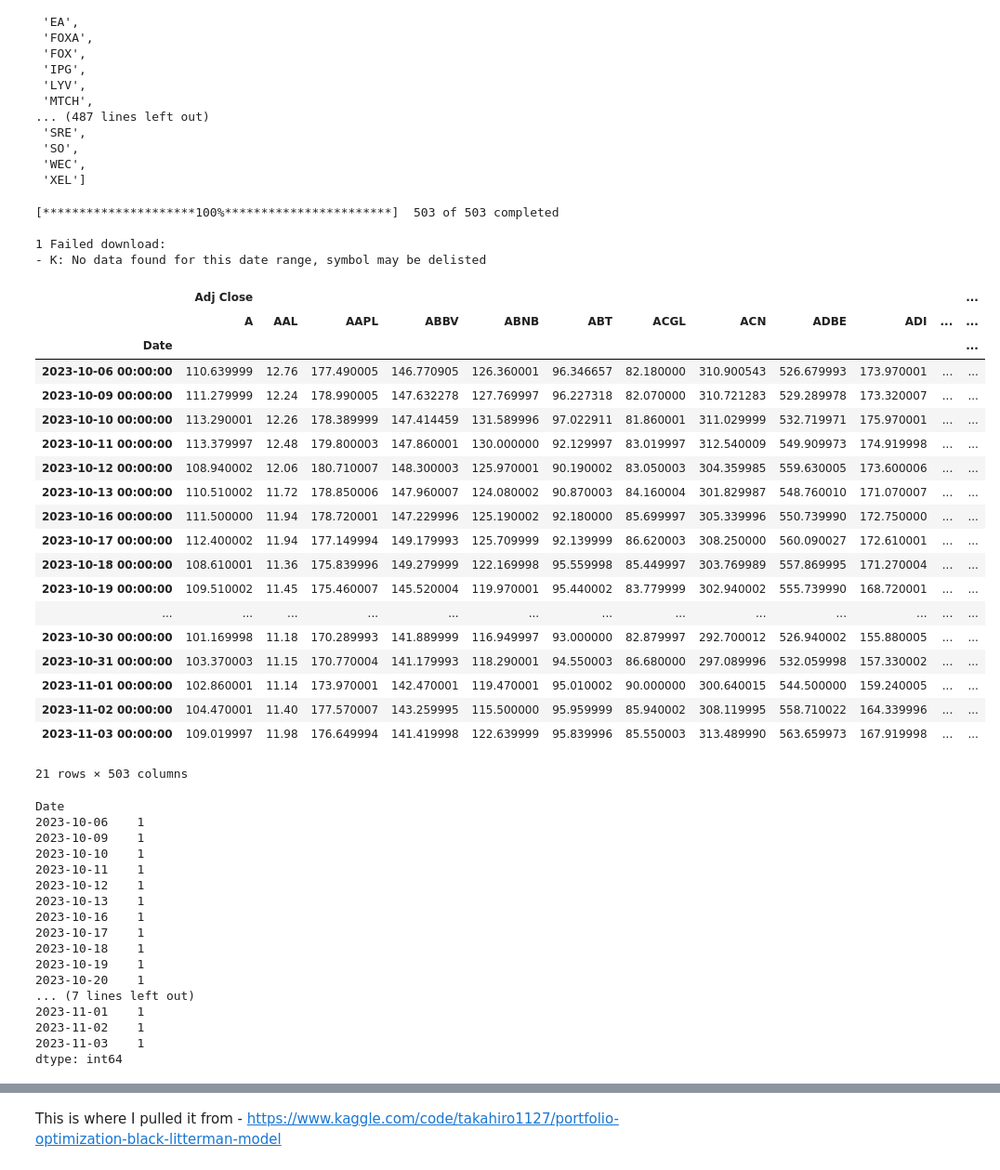
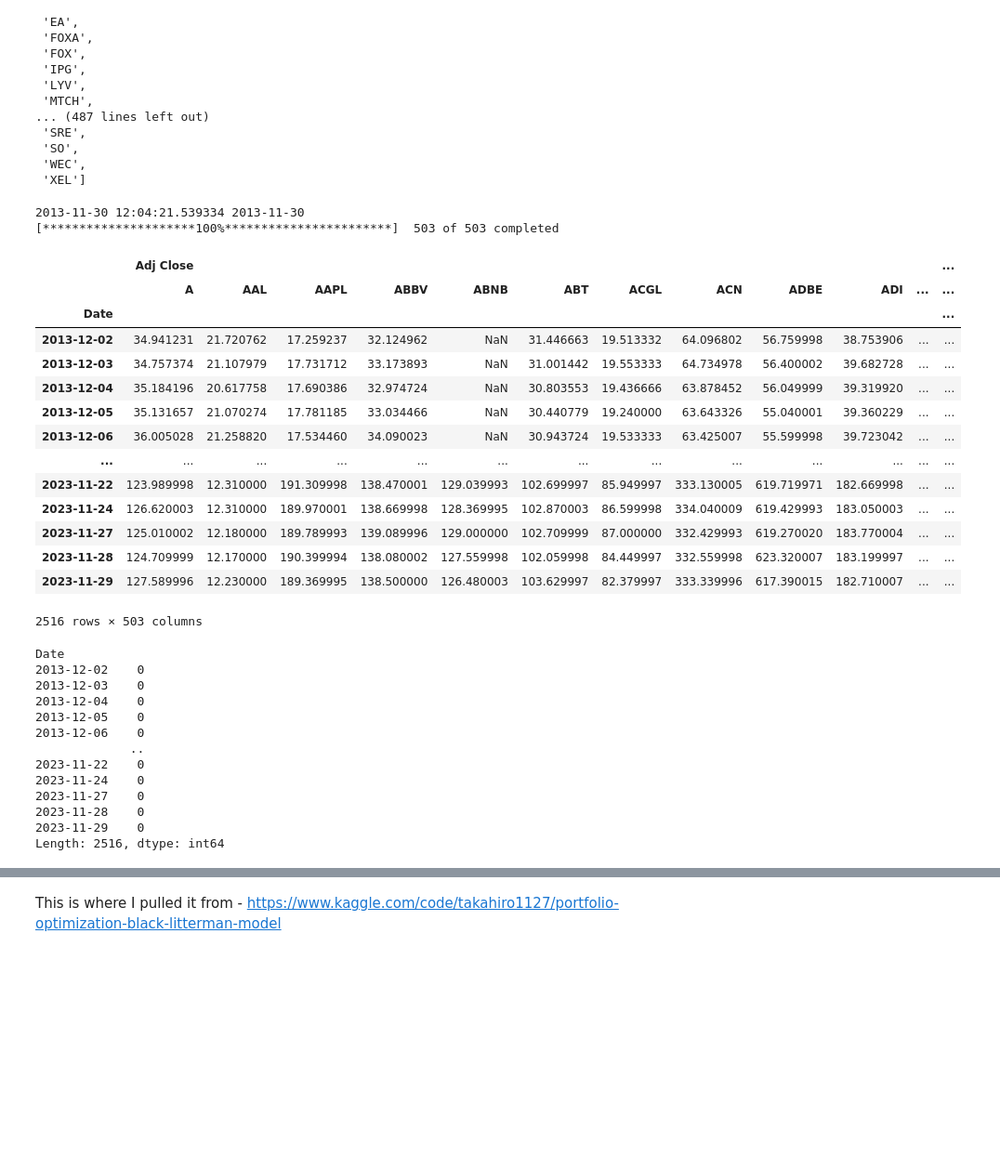
Before and after one commit to vk1815918/black-litterman-model, a Jupyter notebook: black litterman model.ipynb, the cells around one changed output, grey strips where cells are left out. Shown at 93% size. Drawn from its saved outputs; the diff is of its cells as text; code cells hidden in the pictures; blank space fills up the shorter version.

```diff
--- a/black litterman model.ipynb
+++ b/black litterman model.ipynb
@@ -85,44 +86,44 @@ ticker_list
  'XEL']
 # %%
 # Get today's date
-today = pd.Timestamp.today().strftime('%Y-%m-%d')
+today = pd.Timestamp.today()
 
-# Get the date 1 month ago
-month_ago = pd.Timestamp.today() - pd.DateOffset(months=1)
+# Get the date 10 years ago
+years_ago = today - relativedelta(years=10)
+
+# Convert to string
+today_str = today.strftime('%Y-%m-%d')
+years_ago_str = years_ago.strftime('%Y-%m-%d')
+
+
+print(years_ago, years_ago_str)
 
 # Get data from yfinance for all tickers
-data = yf.download(ticker_list, start=month_ago, end=today)
+data = yf.download(ticker_list, start=years_ago_str, end=today_str)
 
 # Keep just the Adj Close column
 data = data.drop(columns=['Open', 'High', 'Low', 'Close', 'Volume'])
 data
 
 # IMPORTANT: Notice how yfinance doesn't throw an error for tickers like BF.B since we cleaned the inputs before extracting our dataset
 # %% [output]
+2013-11-30 12:04:21.539334 2013-11-30
 [*********************100%***********************]  503 of 503 completed
-
-1 Failed download:
-- K: No data found for this date range, symbol may be delisted
 |  | Adj Close |  |  |  |  |  |  |  |  |  |  | ... |
 |  | A | AAL | AAPL | ABBV | ABNB | ABT | ACGL | ACN | ADBE | ADI | ... | ... |
 | Date |  |  |  |  |  |  |  |  |  |  |  | ... |
-| 2023-10-06 00:00:00 | 110.639999 | 12.76 | 177.490005 | 146.770905 | 126.360001 | 96.346657 | 82.180000 | 310.900543 | 526.679993 | 173.970001 | ... | ... |
-| 2023-10-09 00:00:00 | 111.279999 | 12.24 | 178.990005 | 147.632278 | 127.769997 | 96.227318 | 82.070000 | 310.721283 | 529.289978 | 173.320007 | ... | ... |
-| 2023-10-10 00:00:00 | 113.290001 | 12.26 | 178.389999 | 147.414459 | 131.589996 | 97.022911 | 81.860001 | 311.029999 | 532.719971 | 175.970001 | ... | ... |
-| 2023-10-11 00:00:00 | 113.379997 | 12.48 | 179.800003 | 147.860001 | 130.000000 | 92.129997 | 83.019997 | 312.540009 | 549.909973 | 174.919998 | ... | ... |
-| 2023-10-12 00:00:00 | 108.940002 | 12.06 | 180.710007 | 148.300003 | 125.970001 | 90.190002 | 83.050003 | 304.359985 | 559.630005 | 173.600006 | ... | ... |
-| 2023-10-13 00:00:00 | 110.510002 | 11.72 | 178.850006 | 147.960007 | 124.080002 | 90.870003 | 84.160004 | 301.829987 | 548.760010 | 171.070007 | ... | ... |
-| 2023-10-16 00:00:00 | 111.500000 | 11.94 | 178.720001 | 147.229996 | 125.190002 | 92.180000 | 85.699997 | 305.339996 | 550.739990 | 172.750000 | ... | ... |
-| 2023-10-17 00:00:00 | 112.400002 | 11.94 | 177.149994 | 149.179993 | 125.709999 | 92.139999 | 86.620003 | 308.250000 | 560.090027 | 172.610001 | ... | ... |
-| 2023-10-18 00:00:00 | 108.610001 | 11.36 | 175.839996 | 149.279999 | 122.169998 | 95.559998 | 85.449997 | 303.769989 | 557.869995 | 171.270004 | ... | ... |
-| 2023-10-19 00:00:00 | 109.510002 | 11.45 | 175.460007 | 145.520004 | 119.970001 | 95.440002 | 83.779999 | 302.940002 | 555.739990 | 168.720001 | ... | ... |
+| 2013-12-02 | 34.941231 | 21.720762 | 17.259237 | 32.124962 | NaN | 31.446663 | 19.513332 | 64.096802 | 56.759998 | 38.753906 | ... | ... |
+| 2013-12-03 | 34.757374 | 21.107979 | 17.731712 | 33.173893 | NaN | 31.001442 | 19.553333 | 64.734978 | 56.400002 | 39.682728 | ... | ... |
+| 2013-12-04 | 35.184196 | 20.617758 | 17.690386 | 32.974724 | NaN | 30.803553 | 19.436666 | 63.878452 | 56.049999 | 39.319920 | ... | ... |
+| 2013-12-05 | 35.131657 | 21.070274 | 17.781185 | 33.034466 | NaN | 30.440779 | 19.240000 | 63.643326 | 55.040001 | 39.360229 | ... | ... |
+| 2013-12-06 | 36.005028 | 21.258820 | 17.534460 | 34.090023 | NaN | 30.943724 | 19.533333 | 63.425007 | 55.599998 | 39.723042 | ... | ... |
 | ... | ... | ... | ... | ... | ... | ... | ... | ... | ... | ... | ... | ... |
-| 2023-10-30 00:00:00 | 101.169998 | 11.18 | 170.289993 | 141.889999 | 116.949997 | 93.000000 | 82.879997 | 292.700012 | 526.940002 | 155.880005 | ... | ... |
-| 2023-10-31 00:00:00 | 103.370003 | 11.15 | 170.770004 | 141.179993 | 118.290001 | 94.550003 | 86.680000 | 297.089996 | 532.059998 | 157.330002 | ... | ... |
-| 2023-11-01 00:00:00 | 102.860001 | 11.14 | 173.970001 | 142.470001 | 119.470001 | 95.010002 | 90.000000 | 300.640015 | 544.500000 | 159.240005 | ... | ... |
-| 2023-11-02 00:00:00 | 104.470001 | 11.40 | 177.570007 | 143.259995 | 115.500000 | 95.959999 | 85.940002 | 308.119995 | 558.710022 | 164.339996 | ... | ... |
-| 2023-11-03 00:00:00 | 109.019997 | 11.98 | 176.649994 | 141.419998 | 122.639999 | 95.839996 | 85.550003 | 313.489990 | 563.659973 | 167.919998 | ... | ... |
+| 2023-11-22 | 123.989998 | 12.310000 | 191.309998 | 138.470001 | 129.039993 | 102.699997 | 85.949997 | 333.130005 | 619.719971 | 182.669998 | ... | ... |
+| 2023-11-24 | 126.620003 | 12.310000 | 189.970001 | 138.669998 | 128.369995 | 102.870003 | 86.599998 | 334.040009 | 619.429993 | 183.050003 | ... | ... |
+| 2023-11-27 | 125.010002 | 12.180000 | 189.789993 | 139.089996 | 129.000000 | 102.709999 | 87.000000 | 332.429993 | 619.270020 | 183.770004 | ... | ... |
+| 2023-11-28 | 124.709999 | 12.170000 | 190.399994 | 138.080002 | 127.559998 | 102.059998 | 84.449997 | 332.559998 | 623.320007 | 183.199997 | ... | ... |
+| 2023-11-29 | 127.589996 | 12.230000 | 189.369995 | 138.500000 | 126.480003 | 103.629997 | 82.379997 | 333.339996 | 617.390015 | 182.710007 | ... | ... |
-21 rows × 503 columns
+2516 rows × 503 columns
 # %%
 # Backward fill NaN values
 data = data.fillna(method='bfill', axis=0)
@@ -138,22 +139,18 @@ print(data.isna().sum(axis=1))
 # Using backward fill means we account for situations like this: NaN NaN NaN NaN 3.0 3.0
 # %% [output]
 Date
-2023-10-06    1
-2023-10-09    1
-2023-10-10    1
-2023-10-11    1
-2023-10-12    1
-2023-10-13    1
-2023-10-16    1
-2023-10-17    1
-2023-10-18    1
-2023-10-19    1
-2023-10-20    1
-... (7 lines left out)
-2023-11-01    1
-2023-11-02    1
-2023-11-03    1
-dtype: int64
+2013-12-02    0
+2013-12-03    0
+2013-12-04    0
+2013-12-05    0
+2013-12-06    0
+             ..
+2023-11-22    0
+2023-11-24    0
+2023-11-27    0
+2023-11-28    0
+2023-11-29    0
+Length: 2516, dtype: int64
 # %%
 # Calculate daily returns
 returns = data.pct_change()
```
Also changed, not shown: parts of 4 cells of this notebook, 4 other files.
